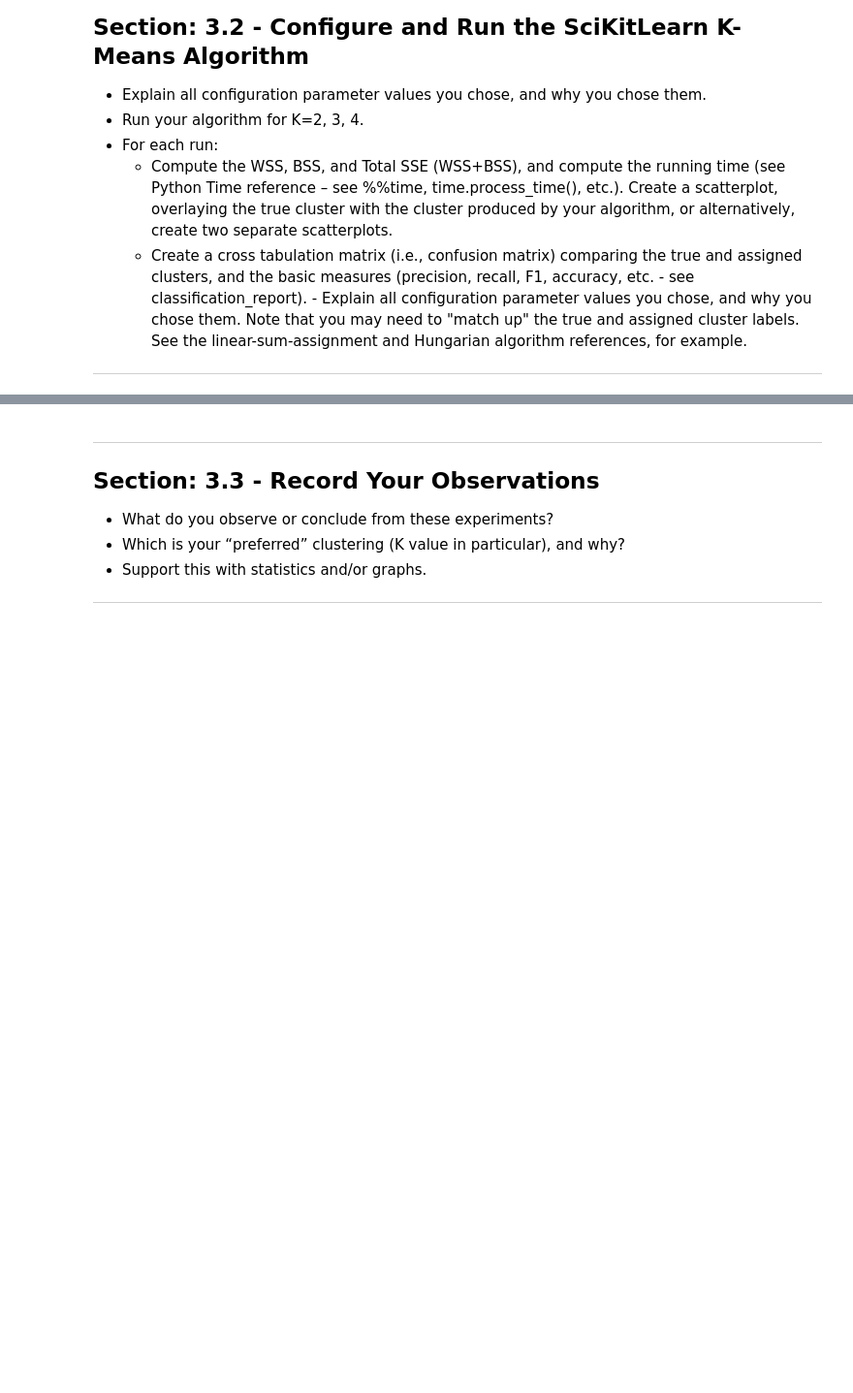
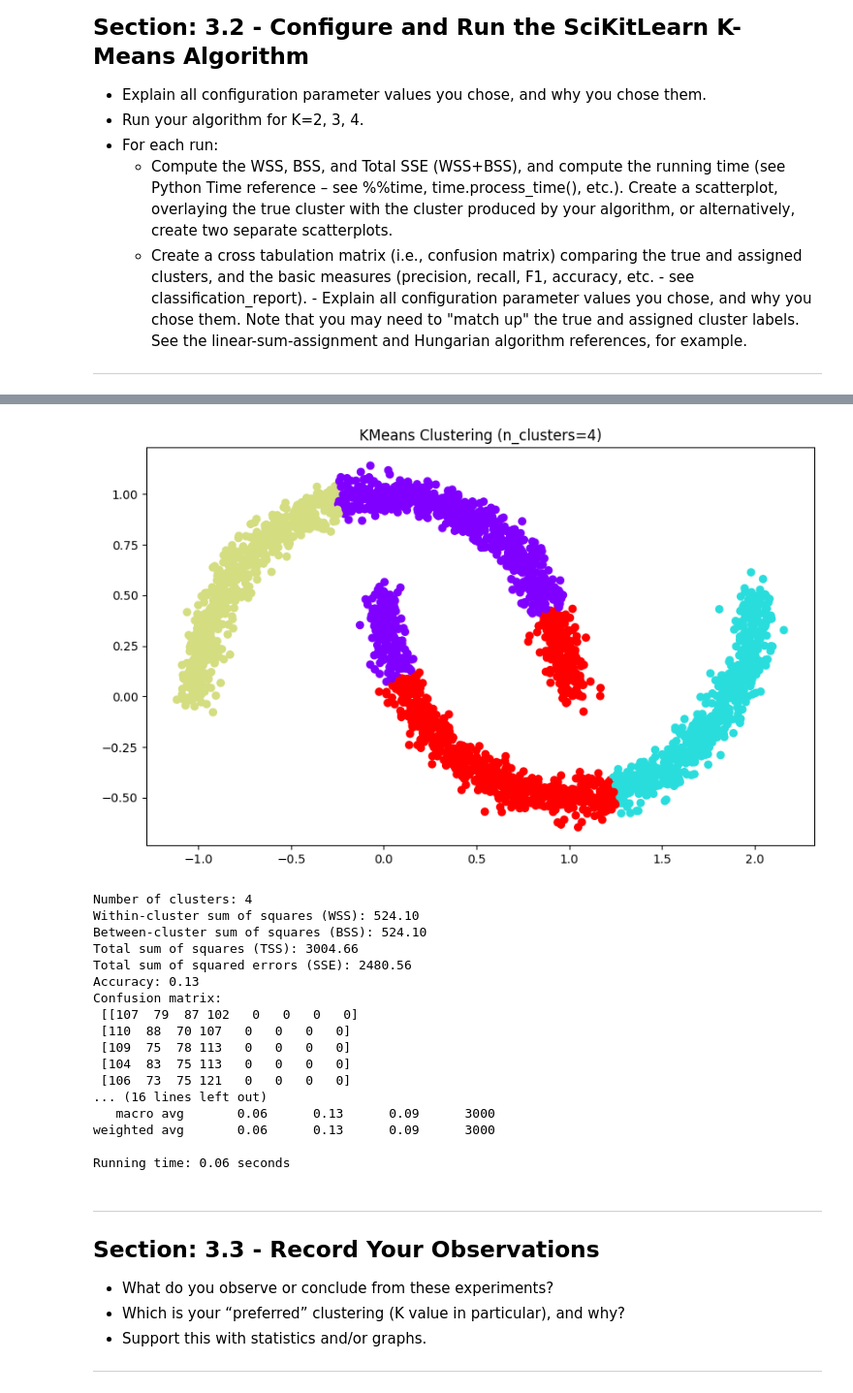
Before and after one commit to zhourichard19/CSE5243, a Jupyter notebook: Homework4/CSE5243_Clustering_HW_Template_V6.ipynb, the cells around one changed output, grey strips where cells are left out. Shown at 97% size. Saved outputs shown, nothing was run; the diff lists cells and outputs as text; code cells hidden in the pictures; blank space fills up the shorter version.

```diff
--- a/Homework4/CSE5243_Clustering_HW_Template_V6.ipynb
+++ b/Homework4/CSE5243_Clustering_HW_Template_V6.ipynb
@@ -252,3 +380,24 @@ Note that you may need to "match up" the true and assigned cluster labels.  See
+# %%
+evaluate_clustering(X, true_y, n_clusters=4)
+# %% [output]
+[figure, added]
+Number of clusters: 4
+Within-cluster sum of squares (WSS): 524.10
+Between-cluster sum of squares (BSS): 524.10
+Total sum of squares (TSS): 3004.66
+Total sum of squared errors (SSE): 2480.56
+Accuracy: 0.13
+Confusion matrix:
+ [[107  79  87 102   0   0   0   0]
+ [110  88  70 107   0   0   0   0]
+ [109  75  78 113   0   0   0   0]
+ [104  83  75 113   0   0   0   0]
+ [106  73  75 121   0   0   0   0]
+... (16 lines left out)
+   macro avg       0.06      0.13      0.09      3000
+weighted avg       0.06      0.13      0.09      3000
+
+Running time: 0.06 seconds
 # %% [markdown]
 ***
 ## Section: 3.3 - Record Your Observations
```
Also changed, not shown: parts of 16 cells of this notebook.
